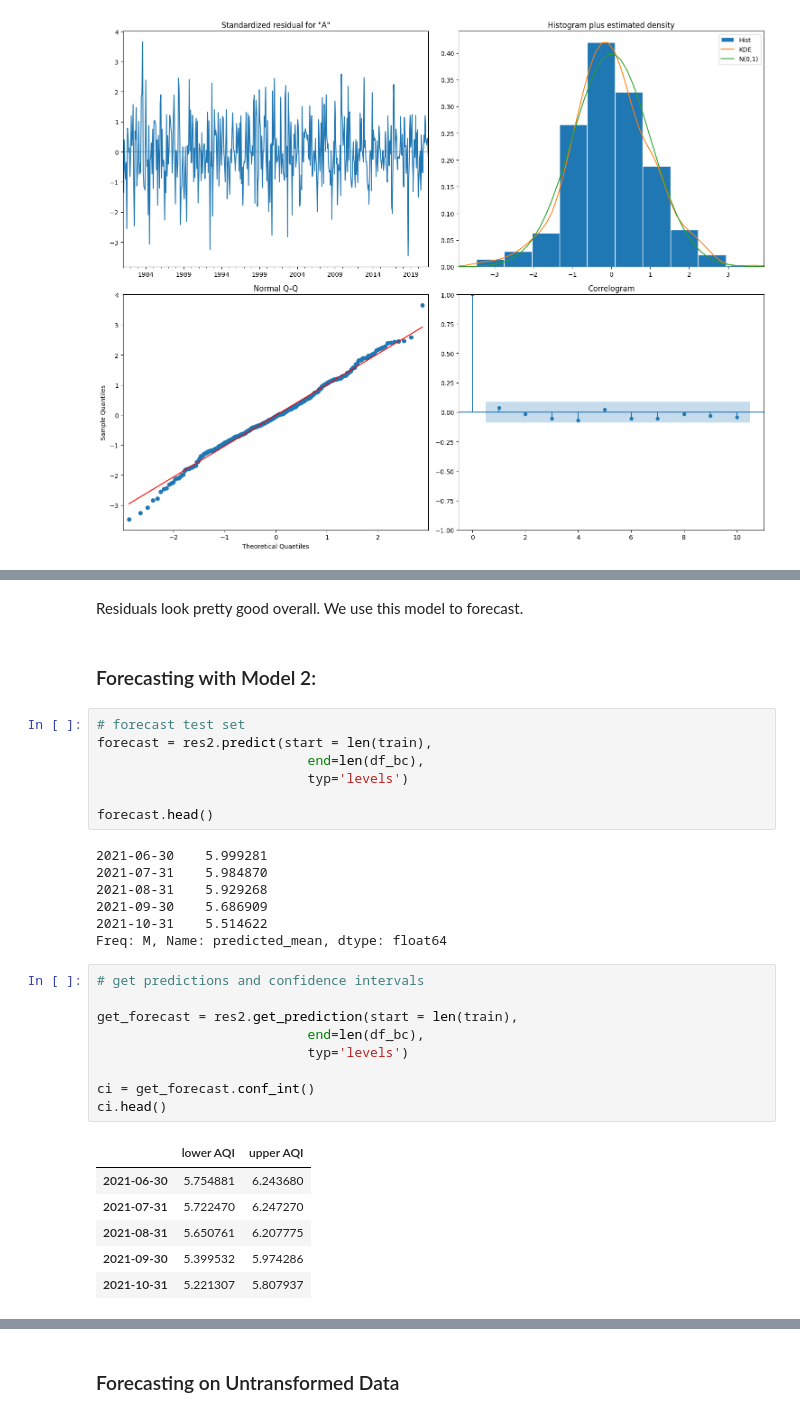
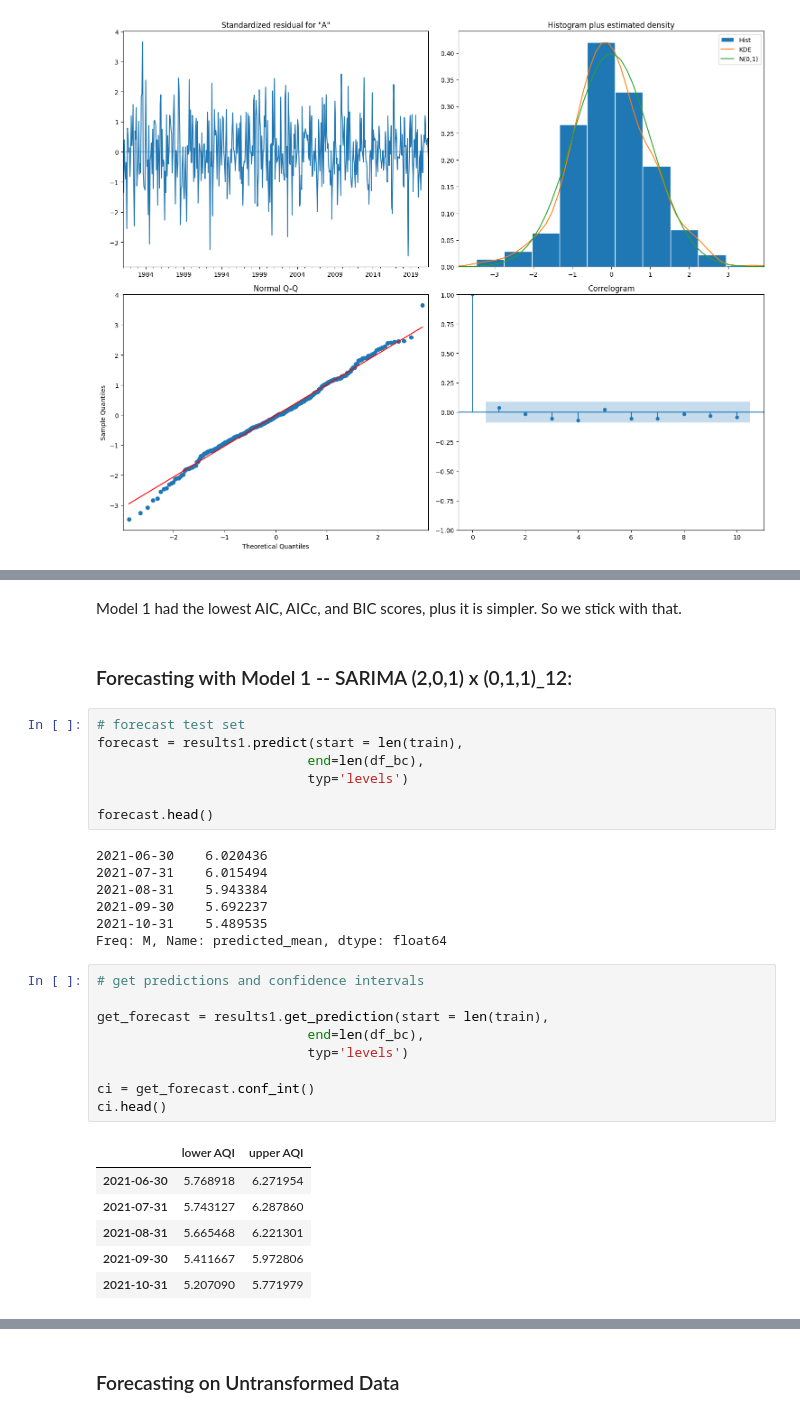
Before and after one commit to catloverkelly/Capstone3_AQI, a Jupyter notebook: SARIMA Models.ipynb, the cells around one changed output, grey strips where cells are left out. Saved outputs shown, nothing was run; the diff lists cells and outputs as text.

```diff
--- a/SARIMA Models.ipynb
+++ b/SARIMA Models.ipynb
@@ -435,37 +453,37 @@ print(res2.aic) #downside: higher AIC than results1
 # %% [markdown]
-Residuals look pretty good overall. We use this model to forecast.
+Model 1 had the lowest AIC, AICc, and BIC scores, plus it is simpler. So we stick with that.
 # %% [markdown]
-### Forecasting with Model 2:
+### Forecasting with Model 1 -- SARIMA (2,0,1) x (0,1,1)_12:
 # %%
 # forecast test set
-forecast = res2.predict(start = len(train),
+forecast = results1.predict(start = len(train),
                            end=len(df_bc),
                            typ='levels')
 
 forecast.head()
 # %% [output]
-2021-06-30    5.999281
-2021-07-31    5.984870
-2021-08-31    5.929268
-2021-09-30    5.686909
-2021-10-31    5.514622
+2021-06-30    6.020436
+2021-07-31    6.015494
+2021-08-31    5.943384
+2021-09-30    5.692237
+2021-10-31    5.489535
 Freq: M, Name: predicted_mean, dtype: float64
 # %%
 # get predictions and confidence intervals
 
-get_forecast = res2.get_prediction(start = len(train),
+get_forecast = results1.get_prediction(start = len(train),
                            end=len(df_bc),
                            typ='levels')
 
 ci = get_forecast.conf_int()
 ci.head()
 # %% [output]
 |  | lower AQI | upper AQI |
-| 2021-06-30 | 5.754881 | 6.243680 |
-| 2021-07-31 | 5.722470 | 6.247270 |
-| 2021-08-31 | 5.650761 | 6.207775 |
-| 2021-09-30 | 5.399532 | 5.974286 |
-| 2021-10-31 | 5.221307 | 5.807937 |
+| 2021-06-30 | 5.768918 | 6.271954 |
+| 2021-07-31 | 5.743127 | 6.287860 |
+| 2021-08-31 | 5.665468 | 6.221301 |
+| 2021-09-30 | 5.411667 | 5.972806 |
+| 2021-10-31 | 5.207090 | 5.771979 |
 # %%
 # plot
 #fig, ax = plt.subplots()
```
Also changed, not shown: parts of 13 cells of this notebook.
